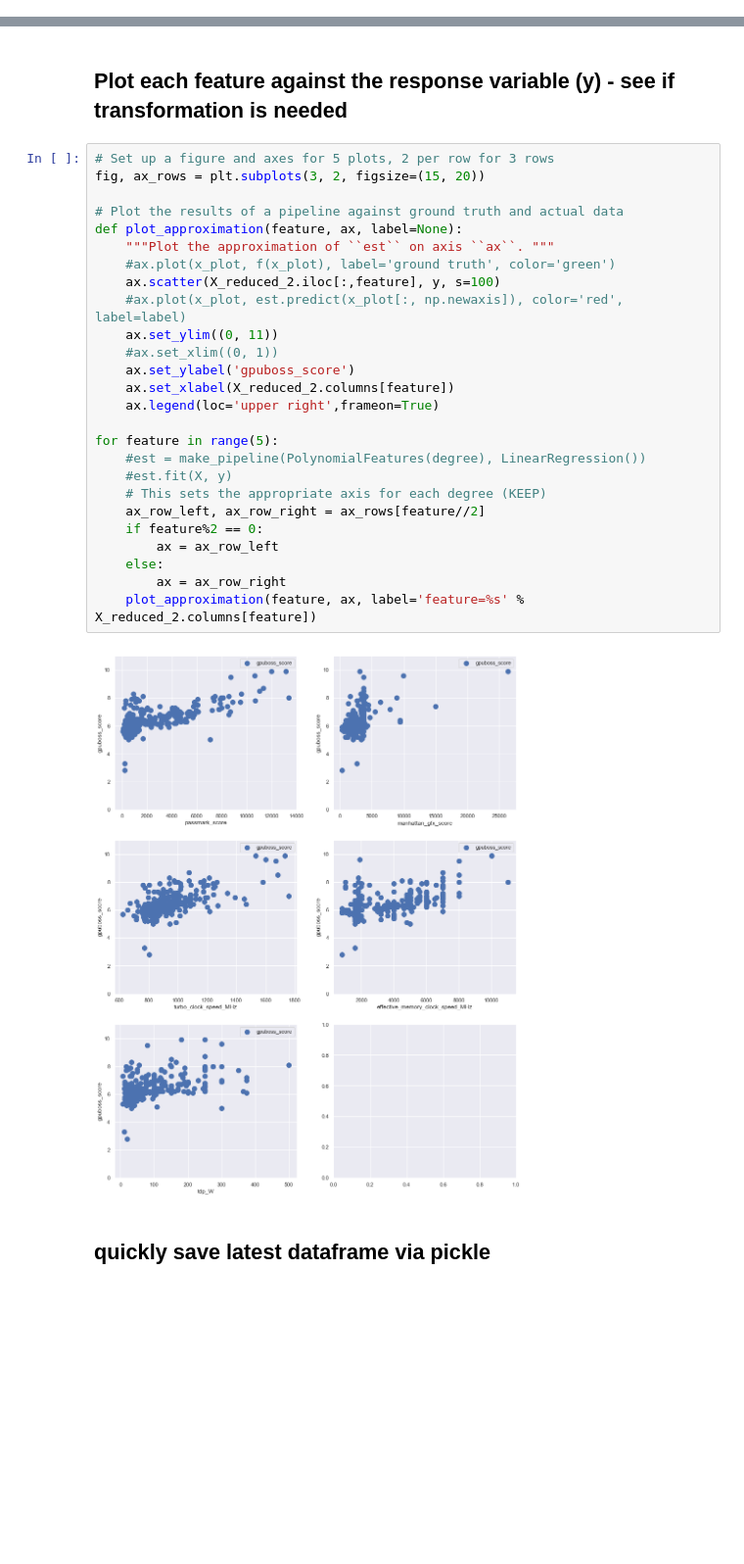
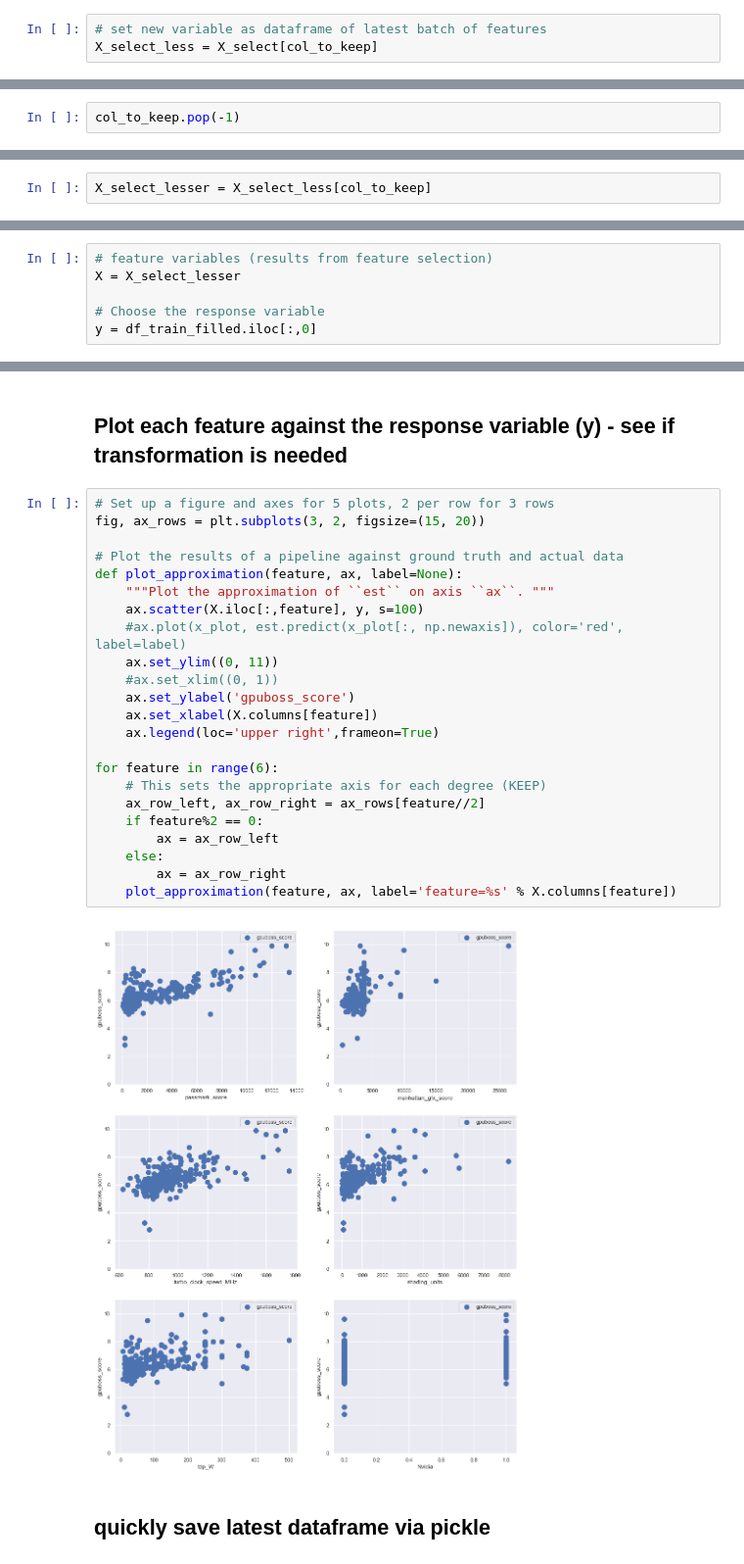
Before and after one commit to stevay/Tackling_GPUBoss_Review_Score, a Jupyter notebook: Project Luther (#2).ipynb, the cells around one changed output, grey strips where cells are left out. Shown at 98% size. Cells and saved outputs as stored; diff of their text form; blank space fills up the shorter version.

```diff
--- a/Project Luther (#2).ipynb
+++ b/Project Luther (#2).ipynb
@@ -1196,0 +1200,3 @@ from sklearn.cross_validation import cross_val_score
+# %%
+# set new variable as dataframe of latest batch of features
+X_select_less = X_select[col_to_keep]
@@ -1196,0 +1245,2 @@ from sklearn.cross_validation import cross_val_score
+# %%
+col_to_keep.pop(-1)
@@ -1196,0 +1249,2 @@ from sklearn.cross_validation import cross_val_score
+# %%
+X_select_lesser = X_select_less[col_to_keep]
@@ -1662,0 +1452,6 @@ print(r2_avg)
+# %%
+# feature variables (results from feature selection)
+X = X_select_lesser
+
+# Choose the response variable
+y = df_train_filled.iloc[:,0]
@@ -1665,31 +1696,28 @@ print(r2_avg)
 # %%
 # Set up a figure and axes for 5 plots, 2 per row for 3 rows
 fig, ax_rows = plt.subplots(3, 2, figsize=(15, 20))
 
 # Plot the results of a pipeline against ground truth and actual data
 def plot_approximation(feature, ax, label=None):
     """Plot the approximation of ``est`` on axis ``ax``. """
-    #ax.plot(x_plot, f(x_plot), label='ground truth', color='green')
-    ax.scatter(X_reduced_2.iloc[:,feature], y, s=100)
+    ax.scatter(X.iloc[:,feature], y, s=100)
     #ax.plot(x_plot, est.predict(x_plot[:, np.newaxis]), color='red', label=label)
     ax.set_ylim((0, 11))
     #ax.set_xlim((0, 1))
     ax.set_ylabel('gpuboss_score')
-    ax.set_xlabel(X_reduced_2.columns[feature])
+    ax.set_xlabel(X.columns[feature])
     ax.legend(loc='upper right',frameon=True)
 
-for feature in range(5):
-    #est = make_pipeline(PolynomialFeatures(degree), LinearRegression())
-    #est.fit(X, y)
+for feature in range(6):
     # This sets the appropriate axis for each degree (KEEP)
     ax_row_left, ax_row_right = ax_rows[feature//2]
     if feature%2 == 0:
         ax = ax_row_left
     else:
         ax = ax_row_right
-    plot_approximation(feature, ax, label='feature=%s' % X_reduced_2.columns[feature])
+    plot_approximation(feature, ax, label='feature=%s' % X.columns[feature])
 # %% [output]
-[figure, old version]
+[figure, new version]
 # %% [markdown]
 ## quickly save latest dataframe via pickle
 # %%
```
Also changed, not shown: parts of 225 cells of this notebook, 8 other files.
